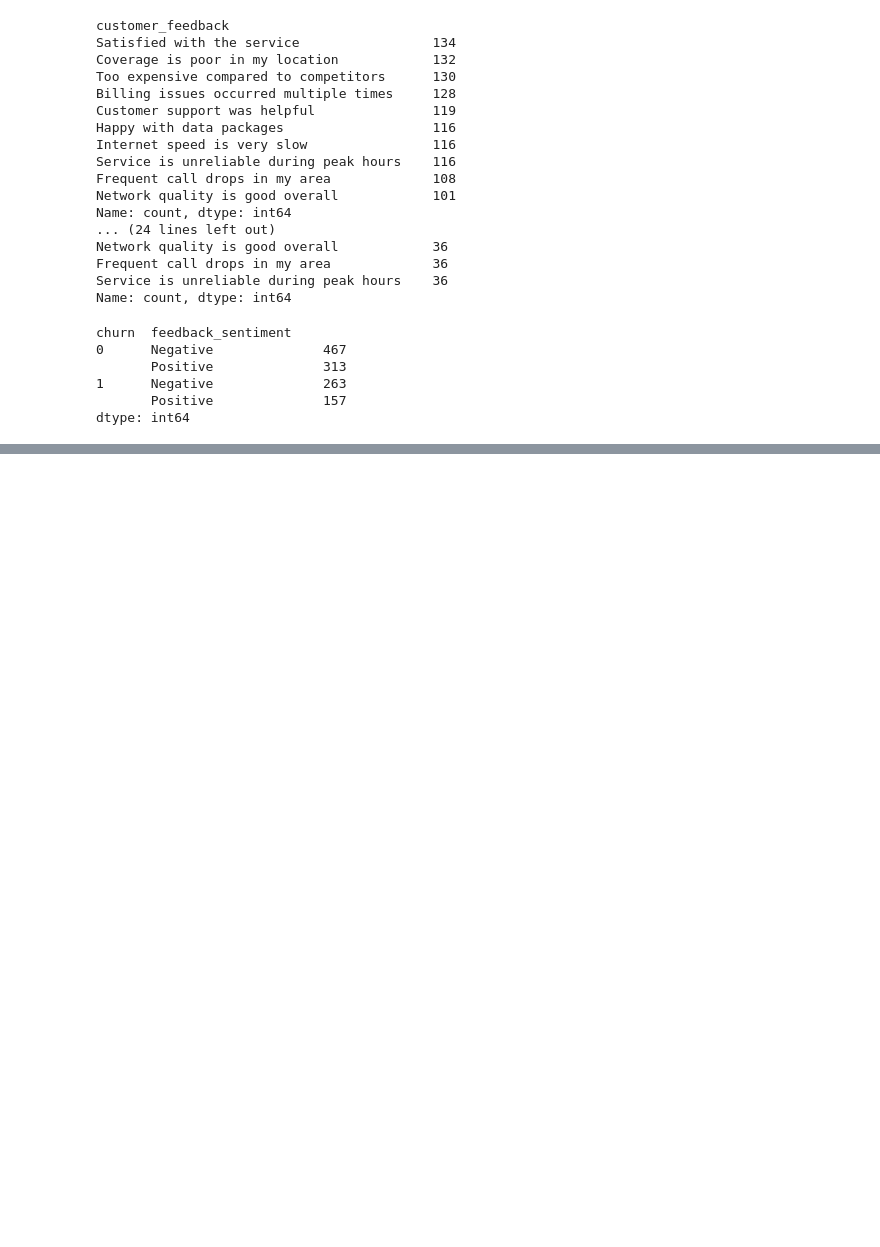
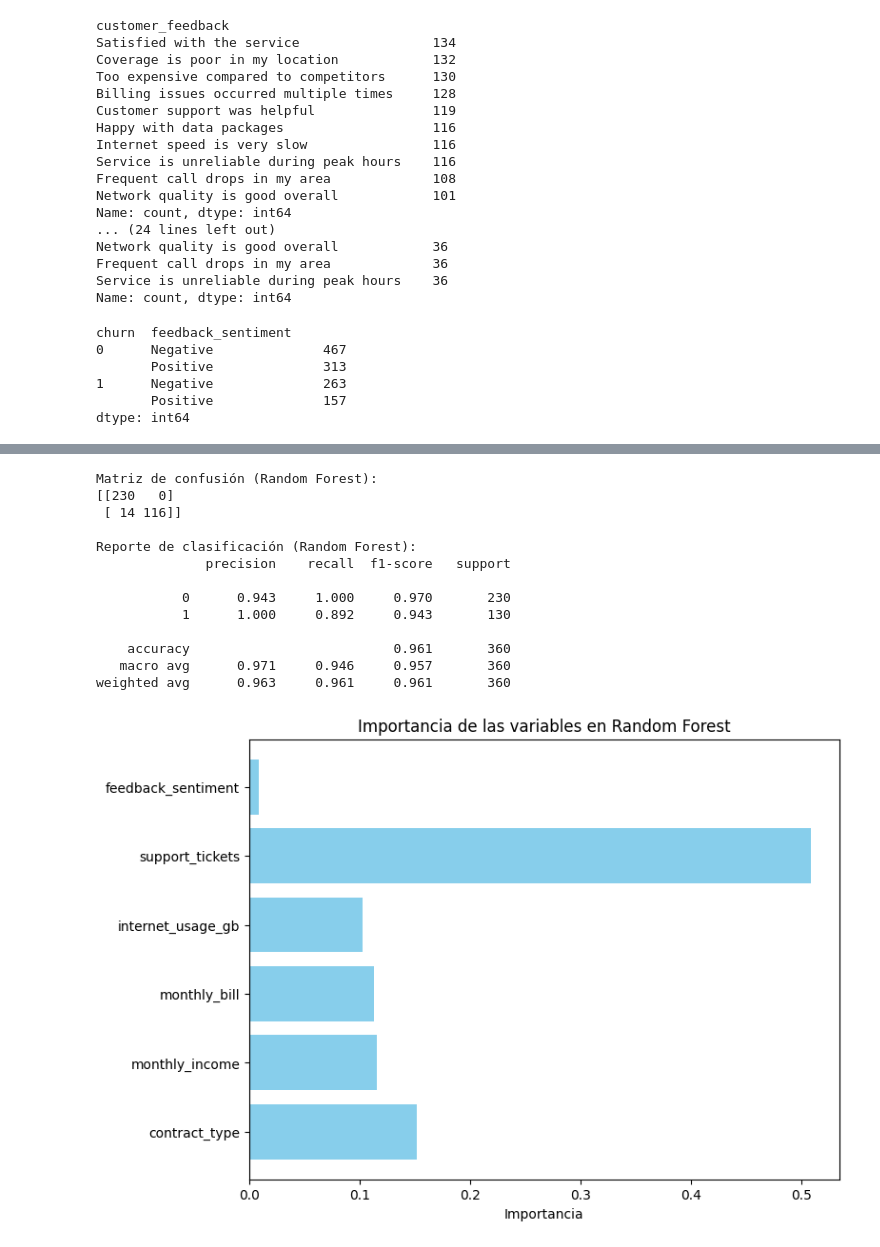
Before and after one commit to VictoriaGarcia2025/customer-churn-analysis, a Jupyter notebook: customer-churn-analysis/churn_project.ipynb, the cells around one changed output, grey strips where cells are left out. Cells and saved outputs as stored; diff of their text form; code cells hidden in the pictures; blank space fills up the shorter version.

```diff
--- a/customer-churn-analysis/churn_project.ipynb
+++ b/customer-churn-analysis/churn_project.ipynb
@@ -212,0 +307,42 @@ plt.show()
+# %%
+#=======================================
+# Importancia de características en Random Forest y comparacion con Árbol de Decisión
+#=======================================
+from sklearn.metrics import classification_report, confusion_matrix
+
+print("Matriz de confusión (Random Forest):")
+print(confusion_matrix(y_test, y_pred_rf))
+
+print("\nReporte de clasificación (Random Forest):")
+print(classification_report(y_test, y_pred_rf, digits=3))  # más decimales y evita cortes
+
+#=======================================
+# Importancia de variables en Random Forest
+#=======================================
+import matplotlib.pyplot as plt
+
+# Obtener importancia de cada variable
+importances = rf.feature_importances_
+features = X.columns
+
+# Crear gráfico de barras
+plt.figure(figsize=(8,6))
+plt.barh(features, importances, color="skyblue")
+plt.xlabel("Importancia")
+plt.title("Importancia de las variables en Random Forest")
+plt.show()
+# %% [output]
+Matriz de confusión (Random Forest):
+[[230   0]
+ [ 14 116]]
+
+Reporte de clasificación (Random Forest):
+              precision    recall  f1-score   support
+
+           0      0.943     1.000     0.970       230
+           1      1.000     0.892     0.943       130
+
+    accuracy                          0.961       360
+   macro avg      0.971     0.946     0.957       360
+weighted avg      0.963     0.961     0.961       360
+[figure, added]
```
Also changed, not shown: parts of 4 cells of this notebook, 1 other file.
